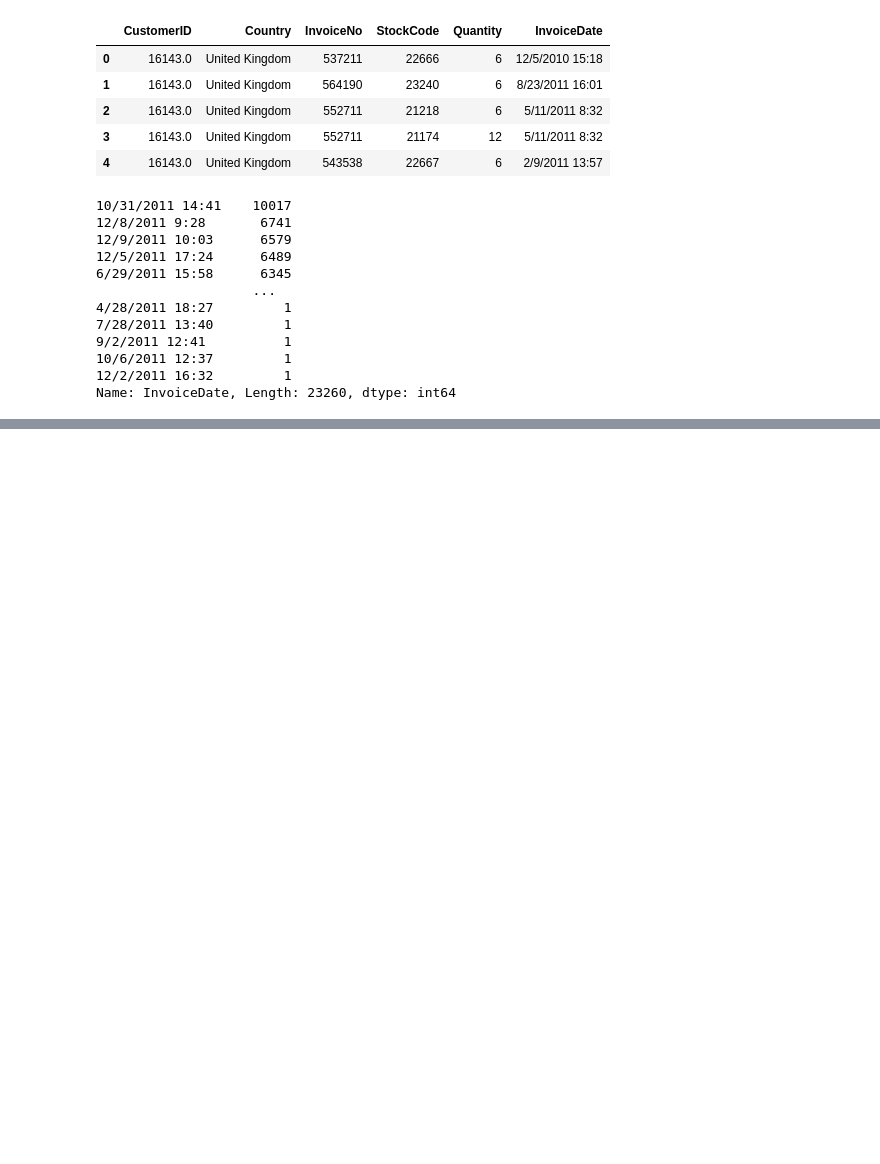
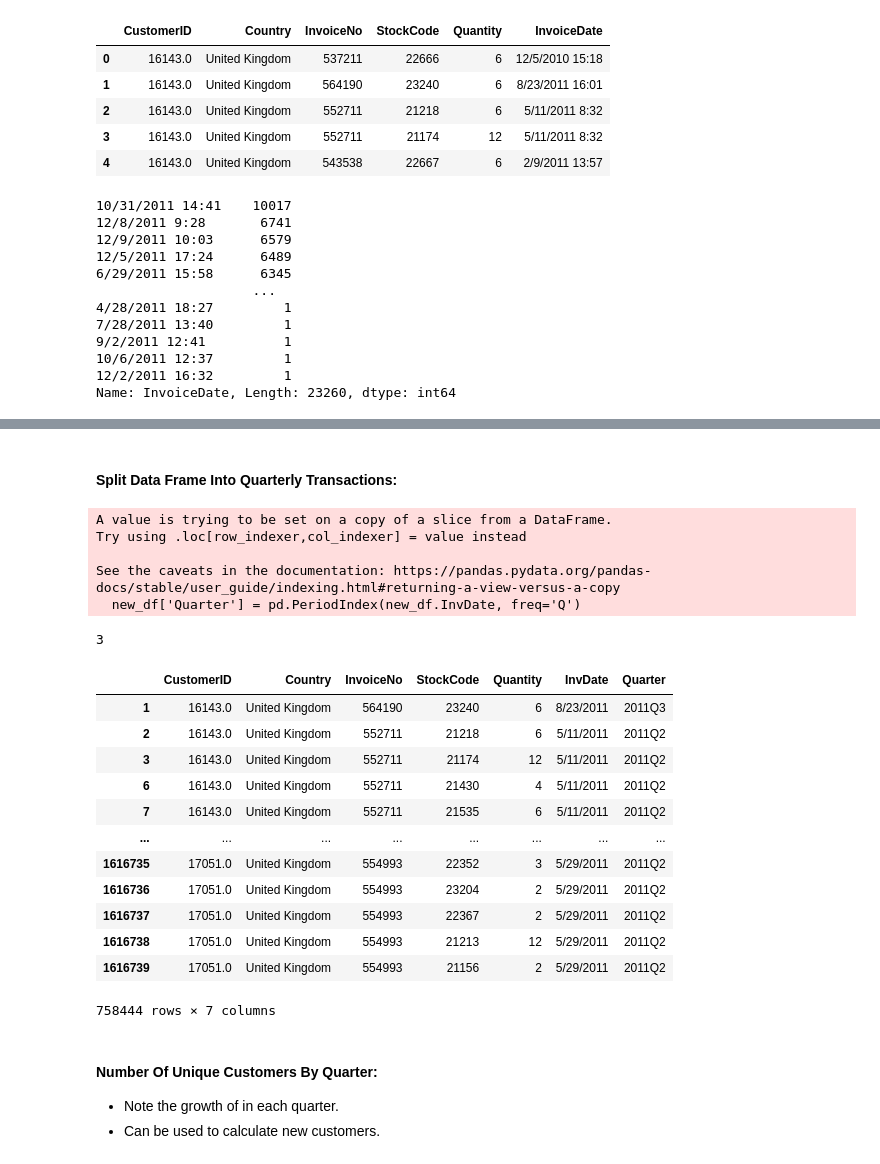
Before and after one commit to ADolbyB/data-science-python, a Jupyter notebook: 07_CaseStudy2/07_CaseStudy2.ipynb, the cells around one changed output, grey strips where cells are left out. Drawn from its saved outputs; the diff is of its cells as text; code cells hidden in the pictures; blank space fills up the shorter version.

```diff
--- a/07_CaseStudy2/07_CaseStudy2.ipynb
+++ b/07_CaseStudy2/07_CaseStudy2.ipynb
@@ -234,0 +307,3 @@ TypeError: descriptor 'strftime' for 'datetime.date' objects doesn't apply to a
+# %%
+df_ci['InvDate'] = date_new
+display(df_ci.head())
@@ -234,0 +319,3 @@ TypeError: descriptor 'strftime' for 'datetime.date' objects doesn't apply to a
+# %%
+df_ci.drop(['InvoiceDate'], axis=1, inplace=True)
+display(df_ci.head())
@@ -234,0 +331,9 @@ TypeError: descriptor 'strftime' for 'datetime.date' objects doesn't apply to a
+# %%
+# original data frame shape:
+print(df_ci.shape, '\n')
+
+# create new DF with only 2011 dates:
+new_df = df_ci[df_ci.InvDate >= '2011']
+print(new_df.shape, '\n')
+display(new_df.InvDate.value_counts())
+display(new_df)
@@ -234,0 +369,33 @@ TypeError: descriptor 'strftime' for 'datetime.date' objects doesn't apply to a
+# %% [markdown]
+#### Split Data Frame Into Quarterly Transactions:
+# %%
+new_df['Quarter'] = pd.PeriodIndex(new_df.InvDate, freq='Q')
+# %% [output]
+A value is trying to be set on a copy of a slice from a DataFrame.
+Try using .loc[row_indexer,col_indexer] = value instead
+
+See the caveats in the documentation: https://pandas.pydata.org/pandas-docs/stable/user_guide/indexing.html#returning-a-view-versus-a-copy
+  new_df['Quarter'] = pd.PeriodIndex(new_df.InvDate, freq='Q')
+# %%
+print(new_df.Quarter.nunique())
+display(new_df)
+# %% [output]
+3
+|  | CustomerID | Country | InvoiceNo | StockCode | Quantity | InvDate | Quarter |
+| 1 | 16143.0 | United Kingdom | 564190 | 23240 | 6 | 8/23/2011 | 2011Q3 |
+| 2 | 16143.0 | United Kingdom | 552711 | 21218 | 6 | 5/11/2011 | 2011Q2 |
+| 3 | 16143.0 | United Kingdom | 552711 | 21174 | 12 | 5/11/2011 | 2011Q2 |
+| 6 | 16143.0 | United Kingdom | 552711 | 21430 | 4 | 5/11/2011 | 2011Q2 |
+| 7 | 16143.0 | United Kingdom | 552711 | 21535 | 6 | 5/11/2011 | 2011Q2 |
+| ... | ... | ... | ... | ... | ... | ... | ... |
+| 1616735 | 17051.0 | United Kingdom | 554993 | 22352 | 3 | 5/29/2011 | 2011Q2 |
+| 1616736 | 17051.0 | United Kingdom | 554993 | 23204 | 2 | 5/29/2011 | 2011Q2 |
+| 1616737 | 17051.0 | United Kingdom | 554993 | 22367 | 2 | 5/29/2011 | 2011Q2 |
+| 1616738 | 17051.0 | United Kingdom | 554993 | 21213 | 12 | 5/29/2011 | 2011Q2 |
+| 1616739 | 17051.0 | United Kingdom | 554993 | 21156 | 2 | 5/29/2011 | 2011Q2 |
+758444 rows × 7 columns
+# %% [markdown]
+#### Number Of Unique Customers By Quarter:
+
+ - Note the growth of in each quarter.
+ - Can be used to calculate new customers.
```
Also changed, not shown: parts of 46 cells of this notebook.
